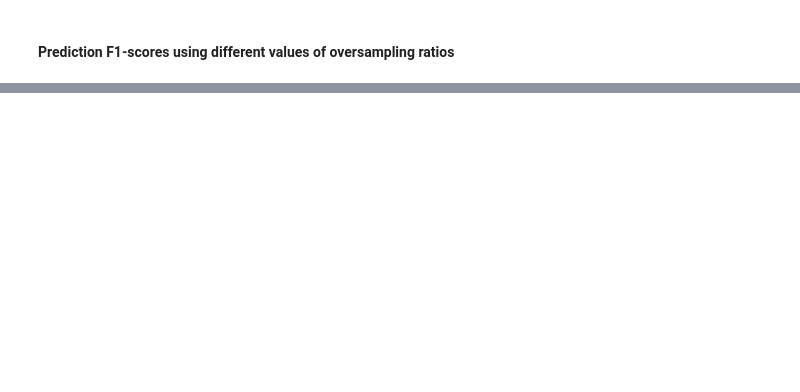
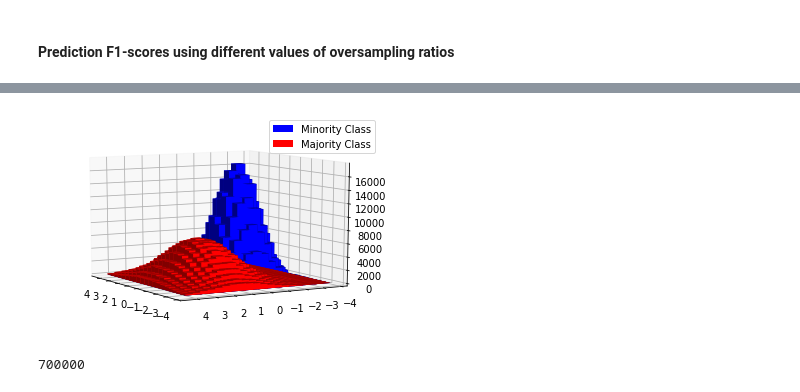
Before and after one commit to crisgompec/ImbalancedDataset, a Jupyter notebook: Dataset1/Python/Oversampling.ipynb, the cells around one changed output, grey strips where cells are left out. Drawn from its saved outputs; the diff is of its cells as text; code cells hidden in the pictures; blank space fills up the shorter version.

```diff
--- a/Dataset1/Python/Oversampling.ipynb
+++ b/Dataset1/Python/Oversampling.ipynb
@@ -322,0 +459,10 @@ plt.show()
+# %%
+ratio = 1
+x2D_mi_oversampled = oversampling2D(x2D_mi,x2D_ma,ratio)
+Plot2D_Samples(x_grid, y_grid, x2D_mi_oversampled, x2D_ma)
+# %% [output]
+[figure, added]
+# %%
+len(x2D_mi_oversampled)
+# %% [output]
+700000
```
Also changed, not shown: parts of 21 cells of this notebook.
